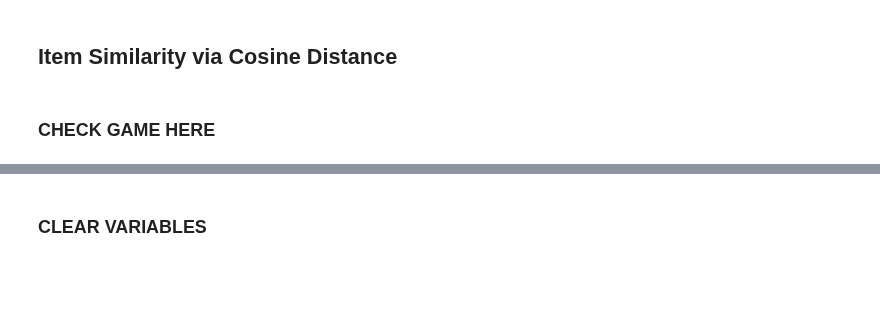
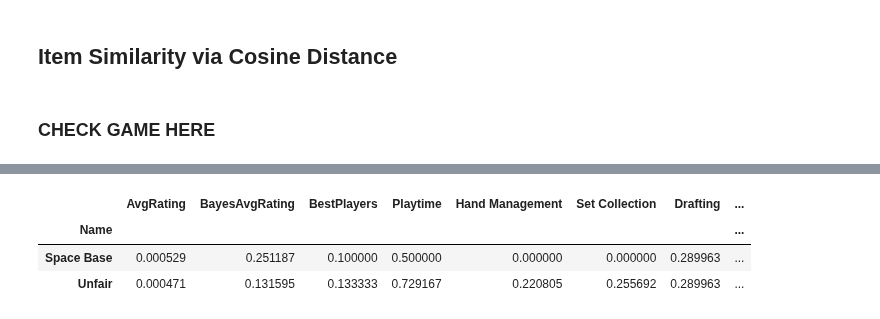
Before and after one commit to threnjen/boardgamegeek, a Jupyter notebook: BGG05_Content_Based.ipynb, the cells around one changed output, grey strips where cells are left out. Cells and saved outputs as stored; diff of their text form; code cells hidden in the pictures; blank space fills up the shorter version.

```diff
--- a/BGG05_Content_Based.ipynb
+++ b/BGG05_Content_Based.ipynb
@@ -505,2 +614,0 @@ pd.DataFrame(comps.values(), index=comps.keys()).sort_values(0, ascending=False)
-# %% [markdown]
-### CLEAR VARIABLES
@@ -524,0 +615,10 @@ gc.collect()
+# %%
+temp = master_games.loc[['Space Base','Unfair']]
+sum_overs = pd.DataFrame(temp.sum()>0)
+sums = list(sum_overs.loc[sum_overs[0]==True].index)
+temp[sums]
+# %% [output]
+|  | AvgRating | BayesAvgRating | BestPlayers | Playtime | Hand Management | Set Collection | Drafting | ... |
+| Name |  |  |  |  |  |  |  | ... |
+| Space Base | 0.000529 | 0.251187 | 0.100000 | 0.500000 | 0.000000 | 0.000000 | 0.289963 | ... |
+| Unfair | 0.000471 | 0.131595 | 0.133333 | 0.729167 | 0.220805 | 0.255692 | 0.289963 | ... |
```
Also changed, not shown: parts of 55 cells of this notebook, 6 other files.
